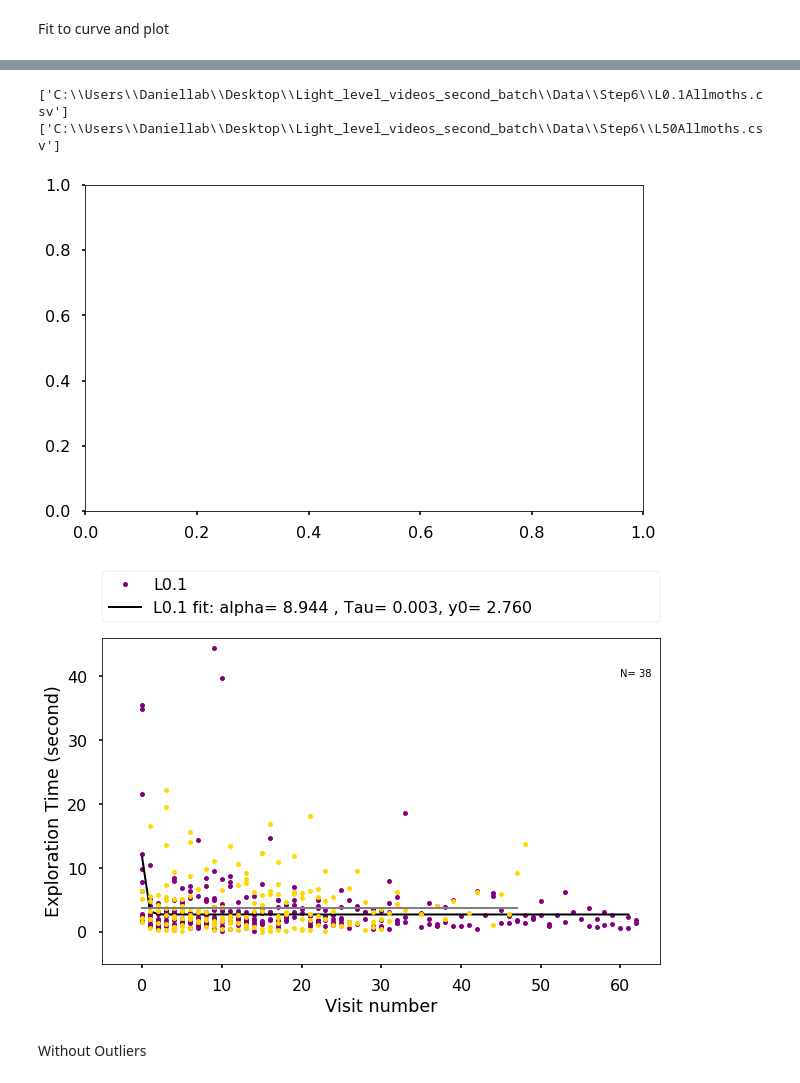
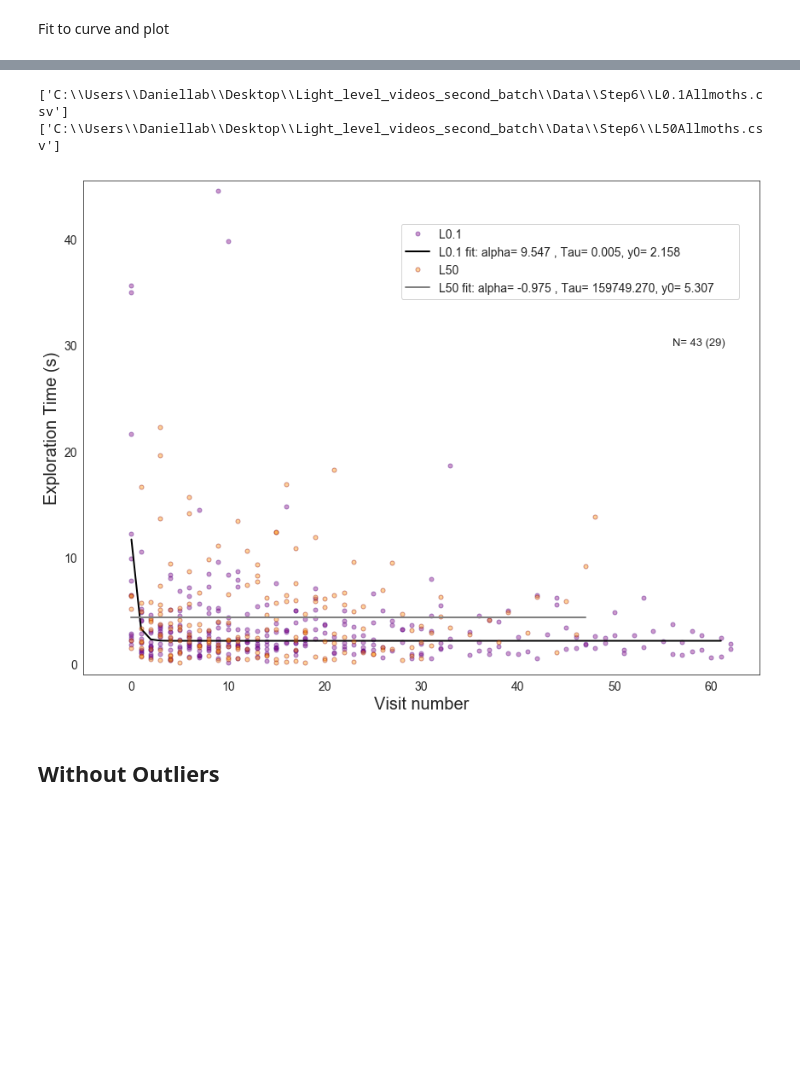
Before and after one commit to itsMahad/ManducaMultiSenseFeeding, a Jupyter notebook: Step6_ConsolidateData_CalculateParameters_ForEachFloralType_Mahad-Copy1.ipynb, the cells around one changed output, grey strips where cells are left out. Cells and saved outputs as stored; diff of their text form; code cells hidden in the pictures; blank space fills up the shorter version.

Commit message:
Push Update 10/18
Added 5 videos to the analysis. Stream lined the centroid generation. Stylistic & analytical changes to statistical analysis. Stylistic changes to the learning curve plots.

```diff
--- a/Step6_ConsolidateData_CalculateParameters_ForEachFloralType_Mahad-Copy1.ipynb
+++ b/Step6_ConsolidateData_CalculateParameters_ForEachFloralType_Mahad-Copy1.ipynb
@@ -2,8 +2,8 @@
 import pandas as pd
 import matplotlib.pyplot as plt
 from matplotlib import style
-# style.use("ggplot")
-style.use('seaborn-poster')
+import seaborn as sns
+sns.set_style("white")
 from scipy.optimize import curve_fit
 import os
 import numpy as np
@@ -278,9 +276,8 @@ y.size
 # %%
 Lightlevel = ['L0.1', "L50"]
-fig = plt.subplots(figsize = (10,6))
 x_nan = []
 y_nan = []
-fig1, ax0 = plt.subplots(figsize = (10,6))
+fig1, ax0 = plt.subplots(figsize = (12,9))
 for Lightlevel in Lightlevel:
 
     file  = glob.glob(outpath + "\\" + Lightlevel + 'Allmoths.csv')
@@ -291,16 +288,16 @@ for Lightlevel in Lightlevel:
     ydata_notnan = new_df[new_df.DiscoveryTime.notnull()].DiscoveryTime.values
 
     if Lightlevel.startswith('L50'):
-        length_to_estimate_y0 = 2
-        x = dFrame[dFrame.name.str.contains(Lightlevel) & dFrame.DiscoveryTime.notnull()].trialNum
-        y = dFrame[dFrame.name.str.contains(Lightlevel) & dFrame.DiscoveryTime.notnull()].DiscoveryTime
-        plt.plot(x, y/100, 'o', markersize = 5, label = Lightlevel, color = 'gold')
+        length_to_estimate_y0 = 4
+        x = new_df[new_df.name.str.contains(Lightlevel) & new_df.DiscoveryTime.notnull()].trialNum
+        y = new_df[new_df.name.str.contains(Lightlevel) & new_df.DiscoveryTime.notnull()].DiscoveryTime
+        plt.plot(x, y/100, 'o', markersize = 5, mec = 'darkred', mew = 1,  label = Lightlevel, color = 'darkorange', alpha = 0.4)
 
     else:
-        length_to_estimate_y0 = 2
-        x = dFrame[dFrame.name.str.contains(Lightlevel) & dFrame.DiscoveryTime.notnull()].trialNum
-        y = dFrame[dFrame.name.str.contains(Lightlevel) & dFrame.DiscoveryTime.notnull()].DiscoveryTime
-        plt.plot(x, y/100, 'o', markersize = 5, label = Lightlevel, color = 'purple')
+        length_to_estimate_y0 = 4
+        x = new_df[new_df.name.str.contains(Lightlevel) & new_df.DiscoveryTime.notnull()].trialNum
+        y = new_df[new_df.name.str.contains(Lightlevel) & new_df.DiscoveryTime.notnull()].DiscoveryTime
+        plt.plot(x, y/100, 'o', markersize = 5, mec = 'indigo', mew = 1,  label = Lightlevel, color = 'purple', alpha = 0.4)
 
 
     xdata_notnan = new_df[new_df.DiscoveryTime.notnull()].trialNum.values
@@ -310,45 +307,48 @@ for Lightlevel in Lightlevel:
     y_nan.append(ydata_notnan)
 
     totalTrial = max(new_df.trialNum)
     part_of_df = new_df[new_df.trialNum >= (totalTrial * (1-1/length_to_estimate_y0))]
     part_of_df
 
     m, y0, r_val, p_val, se = linearRegression(part_of_df)
 
     mean_y0 = part_of_df.DiscoveryTime.mean()
     std_y0 = part_of_df.DiscoveryTime.std()
     mean_a0andy0 = new_df[new_df.trialNum==0].DiscoveryTime.mean()
     a0 = mean_a0andy0 - mean_y0
 
     popt,pcov = curve_fit(lambda x, b: fit_to_exponential(x, a0, b, mean_y0), xdata_notnan, ydata_notnan)
 
 
     if Lightlevel.startswith('L50'):
         plt.plot(range(0,totalTrial), fit_to_exponential(range(0,totalTrial), a0, *popt, mean_y0)*1/100,
                      'gray', linewidth=2,
                      label = str(Lightlevel) + ' ' + 'fit: alpha= %5.3f , Tau= %5.3f, y0= %5.3f' %(a0/100, popt/100, mean_y0/100))
+        leg = plt.legend()
+        leg.get_frame().set_linewidth(1.5)
+        plt.legend(bbox_to_anchor=(0.47, 0.76, 0.5, 0), loc=3, mode="expand", borderaxespad=0., fontsize = 14)
     else:
         plt.plot(range(0,totalTrial), fit_to_exponential(range(0,totalTrial), a0, *popt, mean_y0)*1/100,
                      'k', linewidth=2,
                      label = str(Lightlevel) + ' ' + 'fit: alpha= %5.3f , Tau= %5.3f, y0= %5.3f' %(a0/100, popt/100, mean_y0/100))
-
-        plt.xlabel('Visit number')
-        plt.ylabel('Exploration Time (second)')
         leg = plt.legend()
         leg.get_frame().set_linewidth(1.5)
-        plt.legend(bbox_to_anchor=(0., 1.05, 1., .102), loc=3, mode="expand", borderaxespad=0.)
+        plt.legend(bbox_to_anchor=(0.47, 0.76, 0.5, 0), loc=3, mode="expand", borderaxespad=0., fontsize = 14)
+
+        plt.xlabel('Visit number', size = 20)
+        plt.ylabel('Exploration Time (s)', size = 20)
         plt.xlim([-5,65])
-        plt.ylim([-5,46])
-        plt.text(60, 40, 'N= ' + str(len(nam_50)))
-#     fig1.tight_layout()
-#     fig1.savefig(outpath_fig + "\\" + 'Alldata_LearningCurve' + '.png')
+        plt.ylim([-1,45.5])
+        plt.text(56, 30, 'N= ' + str(len(nam_50)) + ' (' + str(high_fed+low_fed) + ')', size = 13)
+    plt.tick_params(labelsize = 14)
+    fig1.tight_layout()
+    fig1.savefig(outpath_fig + "\\" + 'Outlier_OnePlot_LearningCurve' + '.png')
 # %% [output]
 ['C:\\Users\\Daniellab\\Desktop\\Light_level_videos_second_batch\\Data\\Step6\\L0.1Allmoths.csv']
 ['C:\\Users\\Daniellab\\Desktop\\Light_level_videos_second_batch\\Data\\Step6\\L50Allmoths.csv']
-[figure, old version]
+[figure, new version]
-[figure, removed]
-# %% [markdown]
-Without Outliers
+# %% [markdown]
+## Without Outliers
 # %%
 L01Data = pd.read_csv(outpath + "\\L0.1Allmoths.csv")
 L01Data = L01Data[L01Data.DiscoveryTime.notnull()]
```
Also changed, not shown: parts of 13 cells of this notebook, 16 other files.
